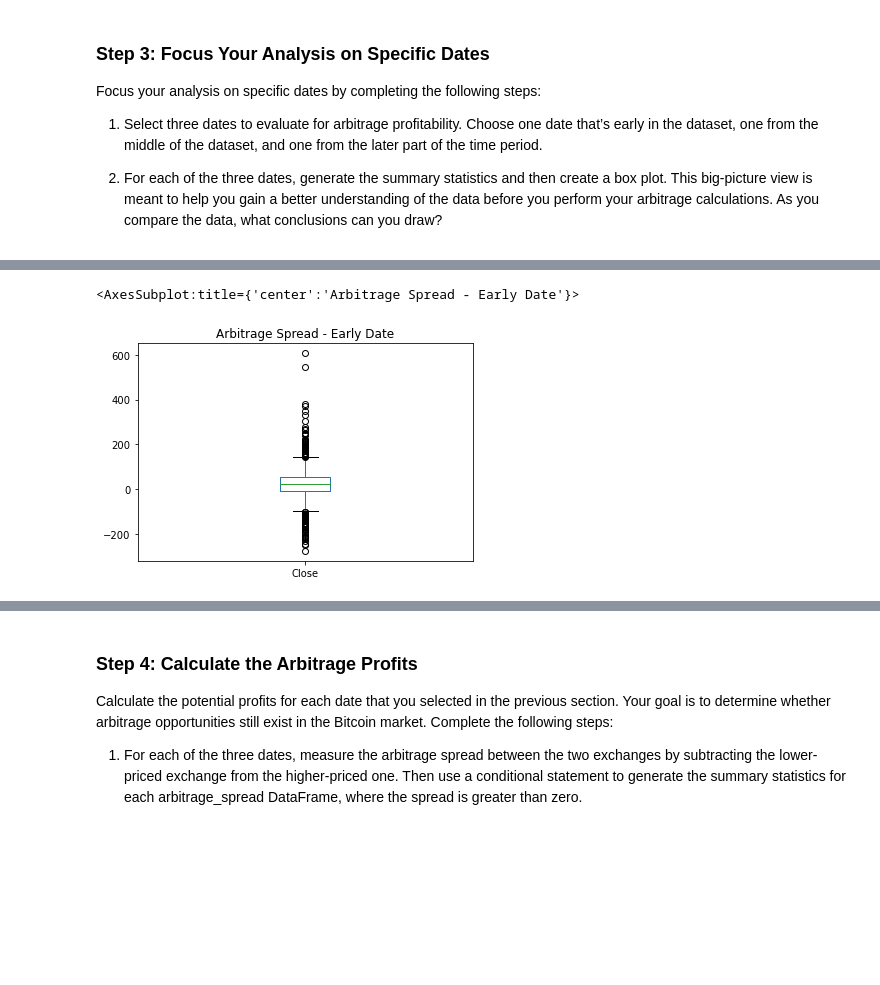
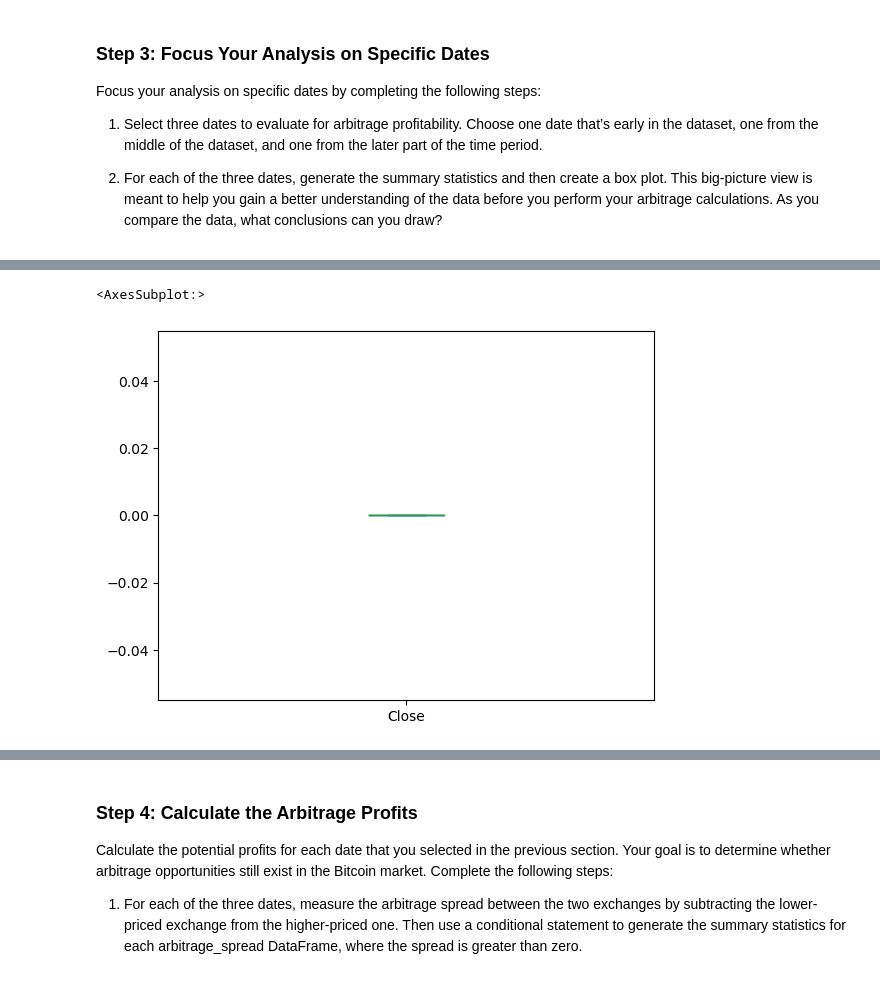
Before and after one commit to lindy-8/Crypto_ArbMod3, a Jupyter notebook: Starter_Code/crypto_arbitrage.ipynb, the cells around one changed output, grey strips where cells are left out. Drawn from its saved outputs; the diff is of its cells as text; code cells hidden in the pictures; blank space fills up the shorter version.

```diff
--- a/Starter_Code/crypto_arbitrage.ipynb
+++ b/Starter_Code/crypto_arbitrage.ipynb
@@ -156,7 +156,7 @@ coinbase.isnull().sum()
 coinbase['Close'] = coinbase['Close'].str.replace('$','')
 coinbase.dtypes
 
-coinbase["Close"] = bitstamp.loc[:,"Close"].astype(float)
+coinbase["Close"] = bitstamp.loc[:,"Close"].astype("float")
 coinbase.dtypes
 
 coinbase.duplicated().sum()
@@ -308,8 +312,8 @@ Focus your analysis on specific dates by completing the following steps:
 # %%
 # Using the early date that you have selected, calculate the arbitrage spread
 # by subtracting the bitstamp lower closing prices from the coinbase higher closing prices
-arbitrage_spread_early = # YOUR CODE HERE
+arbitrage_spread_early = bitstamp_sliced.loc['2018-01-31'] - coinbase_sliced.loc['2018-01-31']
 
 # Generate summary statistics for the early DataFrame
-# YOUR CODE HERE
+arbitrage_spread_early.describe()
 # %% [output]
@@ -317,9 +329,9 @@ SyntaxError: invalid syntax (3616388465.py, line 3)
 # %%
 # Visualize the arbitrage spread from early in the dataset in a box plot
-# YOUR CODE HERE
+arbitrage_spread_early.plot(kind = "box")
 # %% [output]
-<AxesSubplot:title={'center':'Arbitrage Spread - Early Date'}>
+<AxesSubplot:>
-[figure, old version]
+[figure, new version]
 # %%
 # Create an overlay plot that visualizes the two dataframes over a period of one day from the middle of the dataset.
 # Be sure that the plots include the parameters `legend`, `figsize`, `title`, `color` and `label`
```
Also changed, not shown: parts of 10 cells of this notebook.
